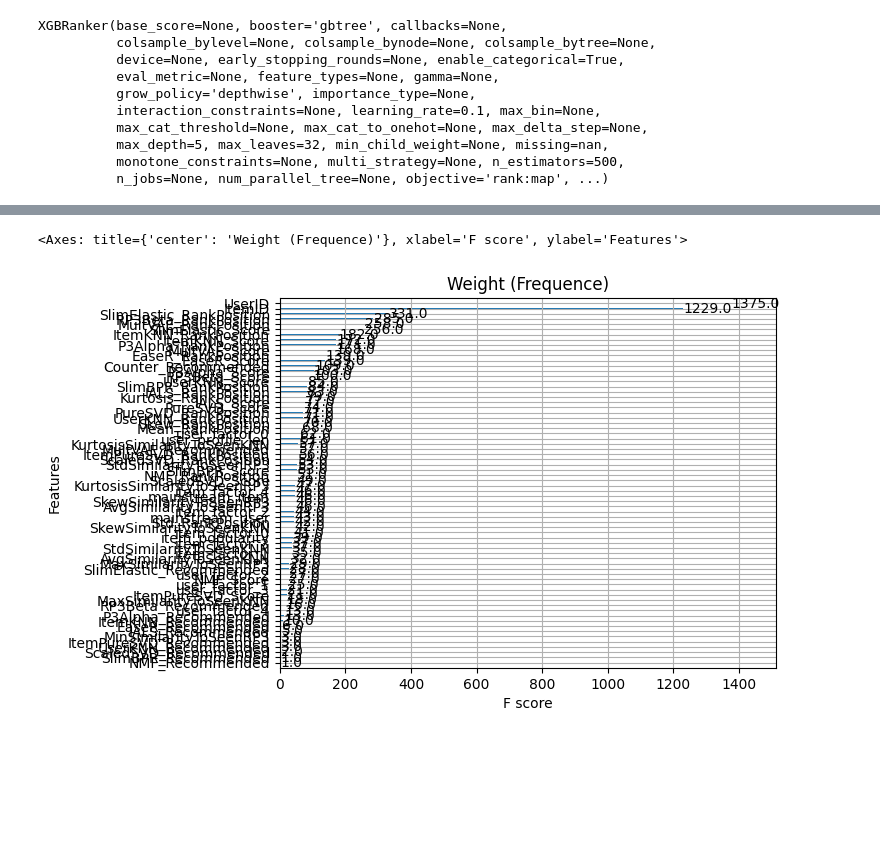
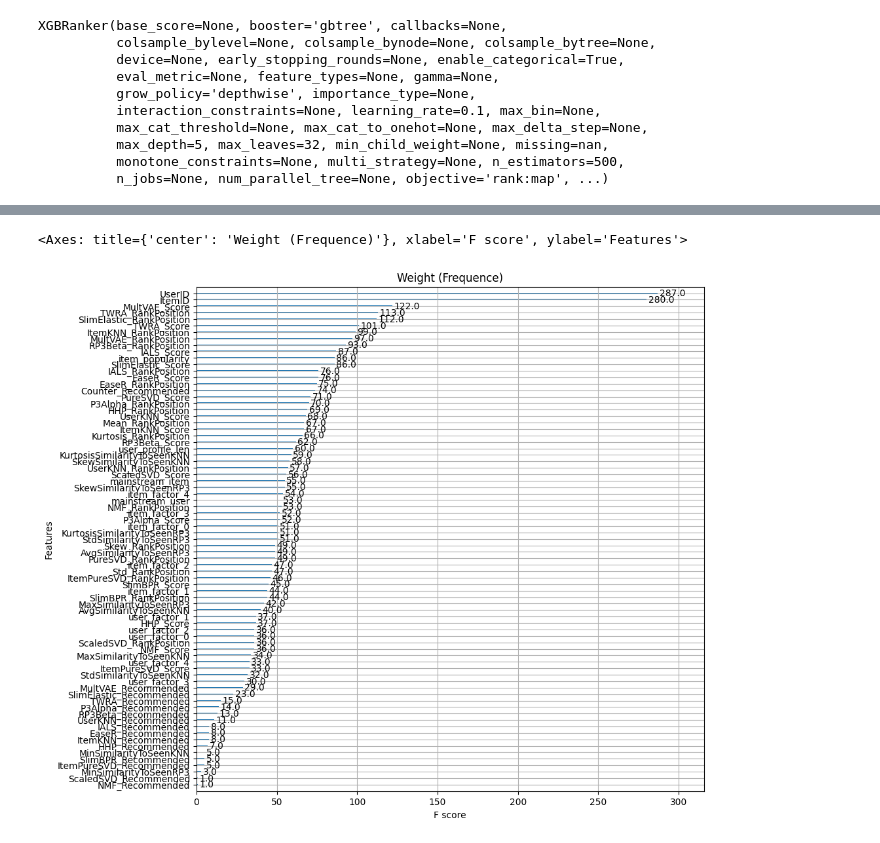
Before and after one commit to CarloSgaravatti/Recsys_Challenge_2023, a Jupyter notebook: challenge_notebooks/xgboost-with-categorical-ids.ipynb, the cells around one changed output, grey strips where cells are left out. Drawn from its saved outputs; the diff is of its cells as text; code cells hidden in the pictures; blank space fills up the shorter version.

Commit message:
Kaggle Notebook | XGBoost with Categorical IDs | Version 12

```diff
--- a/challenge_notebooks/xgboost-with-categorical-ids.ipynb
+++ b/challenge_notebooks/xgboost-with-categorical-ids.ipynb
@@ -1103,7 +1162,7 @@ except FileNotFoundError:
     pass
 # %%
 if config['tune_parameters']:
-    study = optuna.create_study(direction='maximize', study_name='xgboost_tuning_v1',
+    study = optuna.create_study(direction='maximize', study_name='xgboost_tuning_v2',
                                 storage=f'sqlite:///{config["database_path"]}', load_if_exists=True)
     study.optimize(objective_xgboost, n_trials=config['n_trials'])
 # %% [output]
@@ -1218,9 +1277,6 @@ recommender_slim_bpr.load_model('/kaggle/working/Recsys_Challenge_2023/models/',
 recommender_slim = SLIMElasticNetRecommender(URM_train_complete)
 recommender_slim.load_model('/kaggle/working/Recsys_Challenge_2023/models/', 'slim_elastic_train_validation.zip')
 
-recommender_slim_recall = SLIMElasticNetRecommender(URM_train_complete)
-recommender_slim_recall.load_model('/kaggle/working/Recsys_Challenge_2023/models/', 'slim_recall_train_validation.zip')
-
 recommender_ease_r = EASE_R_Recommender(URM_train_complete)
 recommender_ease_r.load_model('/kaggle/working/Recsys_Challenge_2023/models/', 'ease_r_train_validation.zip')
 
@@ -1230,11 +1286,25 @@ recommender_ials.load_model('/kaggle/working/', 'ials_train_validation.zip')
 recommender_vae = MultVAERecommender(URM_train_complete)
 recommender_vae.load_model('/kaggle/working/', 'mult_vae_2_train_validation')
 
+recommender_hhp = HHPRecommender(URM_train_complete)
+recommender_hhp.fit(**params_hhp)
+
+recommender_twra = TwoWayRankAggregationRecommender(URM_train_complete)
+recommender_twra.fit(**params_twra)
+
 # recommender_als = ALSImplicitRecommender(URM_train_complete)
 # recommender_als.load_model('/kaggle/working/', 'als_train_validation.npz')
 
-hybrid_similarity = ItemKNNSimilarityHybridRecommender(URM_train_complete, recommender_item.W_sparse, recommender_rp3.W_sparse)
-hybrid_similarity.fit(**params_merging)
+########################## CANDIDATE GENERATORS ##########################
+
+recommender_slim_recall = SLIMElasticNetRecommender(URM_train_complete)
+recommender_slim_recall.load_model('/kaggle/working/', 'slim_recall_train_validation.zip')
+
+recommender_rp3_recall = RP3betaRecommender(URM_train_complete)
+recommender_rp3_recall.fit(**params_rp3_recall)
+
+recommender_item_recall = ItemKNNCFRecommender(URM_train_complete)
+recommender_item_recall.fit(**params_item_knn_recall)
 # %% [output]
 ItemKNNCFRecommender: URM Detected 627 ( 4.8%) users with no interactions.
 ItemKNNCFRecommender: URM Detected 247 ( 1.1%) items with no interactions.
@@ -1268,6 +1338,8 @@ recommender_object_dict = {
     'EaseR': recommender_ease_r,
     'IALS': recommender_ials,
     'MultVAE': recommender_vae,
+    'HHP': recommender_hhp,
+    'TWRA': recommender_twra,
     # 'ALS': recommender_als
 }
 # %%
@@ -1278,7 +1350,10 @@ final_train_dataframe = pd.DataFrame(index=range(0, n_users), columns = ["ItemID
 final_train_dataframe.index.name='UserID'
 
 for user_id in tqdm.tqdm_notebook(range(n_users)):
-    recommendations = recommender_slim_recall.recommend(user_id, cutoff = cutoff)
+    recommendations_slim = recommender_slim_recall.recommend(user_id, cutoff = cutoff)
+    recommendations_knn = recommender_item_recall.recommend(user_id, cutoff = cutoff)
+    recommendations_rp3 = recommender_rp3_recall.recommend(user_id, cutoff = cutoff)
+    recommendations = np.union1d(recommendations_slim, np.union1d(recommendations_knn, recommendations_rp3))
     final_train_dataframe.loc[user_id, "ItemID"] = recommendations
 
 final_train_dataframe = final_train_dataframe.explode("ItemID")
@@ -1440,9 +1515,10 @@ XGBRanker(base_score=None, booster='gbtree', callbacks=None,
           n_jobs=None, num_parallel_tree=None, objective='rank:pairwise', ...)
 # %%
-plot_importance(XGB_model, importance_type='weight', title='Weight (Frequence)')
+fig, ax = plt.subplots(1, 1, figsize=(10, 10))
+plot_importance(XGB_model, importance_type='weight', title='Weight (Frequence)', ax=ax)
 # %% [output]
 <Axes: title={'center': 'Weight (Frequence)'}, xlabel='F score', ylabel='Features'>
-[figure, old version]
+[figure, new version]
 # %%
 recommender_item = ItemKNNCFRecommender(URM_all)
 recommender_item.fit(**params_item_knn)
```
Also changed, not shown: parts of 38 cells of this notebook.
